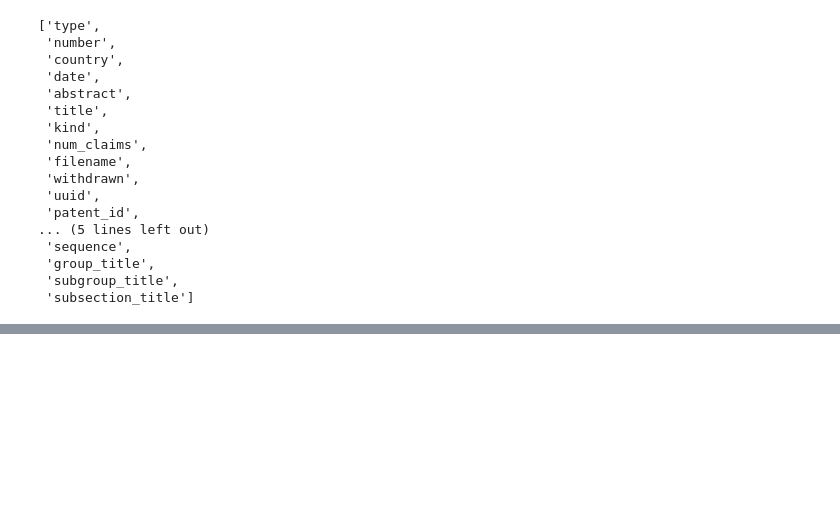
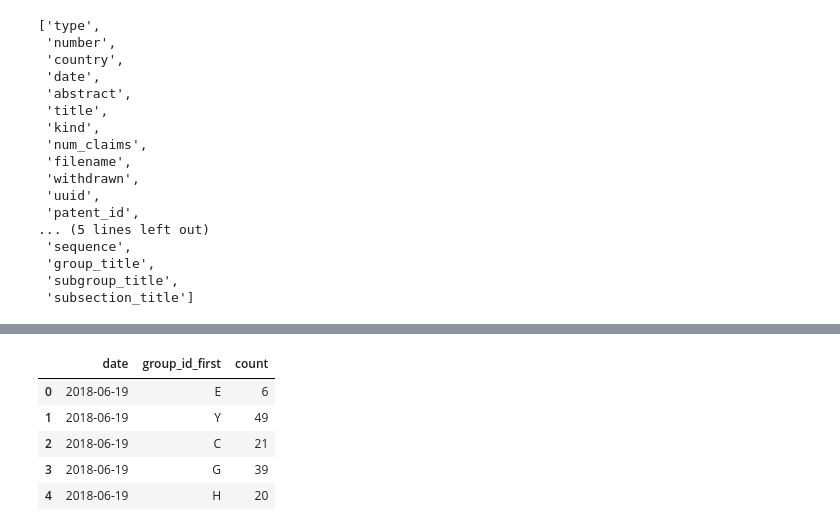
Before and after one commit to LawrenceGlenn/Exploration_of_Patent_Data, a Jupyter notebook: Capstone_2.ipynb, the cells around one changed output, grey strips where cells are left out. Cells and saved outputs as stored; diff of their text form; code cells hidden in the pictures; blank space fills up the shorter version.

```diff
--- a/Capstone_2.ipynb
+++ b/Capstone_2.ipynb
@@ -47,0 +47,5 @@ only showing top 20 rows
+# %%
+df = df.drop('country')
+df = df.drop('filename')
+df = df.drop('number')
+df.show()
@@ -622,2 +687,11 @@ ddf_latest.withColumn("group_id_first", ddf_latest.group_id.substr(0,1)).groupby
+# %%
+pddf.head()
+# %% [output]
+|  | date | group_id_first | count |
+| 0 | 2018-06-19 | E | 6 |
+| 1 | 2018-06-19 | Y | 49 |
+| 2 | 2018-06-19 | C | 21 |
+| 3 | 2018-06-19 | G | 39 |
+| 4 | 2018-06-19 | H | 20 |
 # %%
 ### group by company then run clustering to find inherent features of a companys patents, determine how similar another company is based on those features
```
Also changed, not shown: parts of 21 cells of this notebook, 1 other file.
